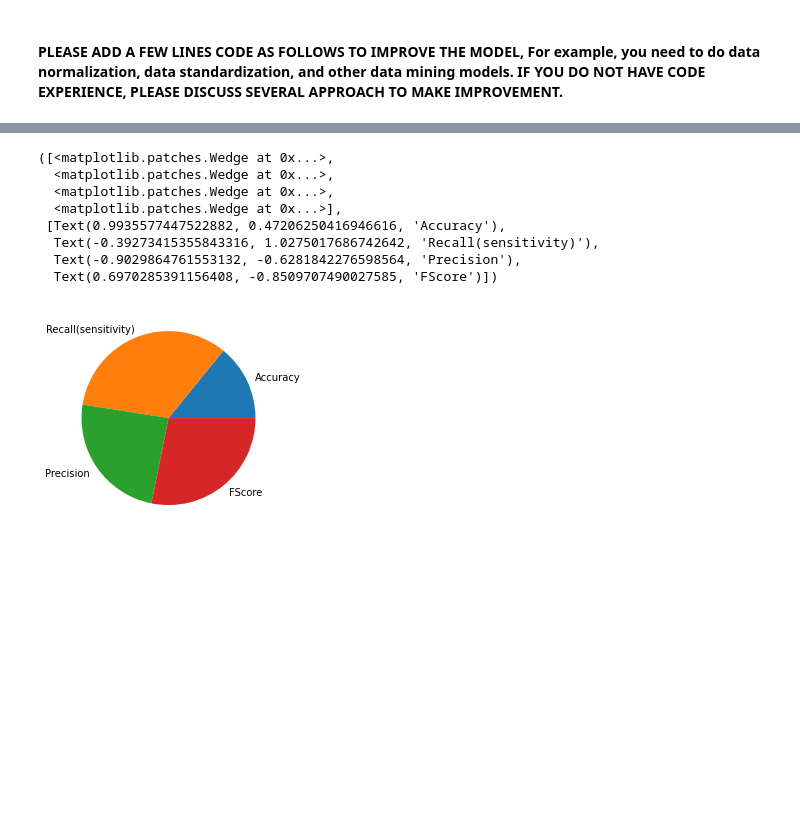
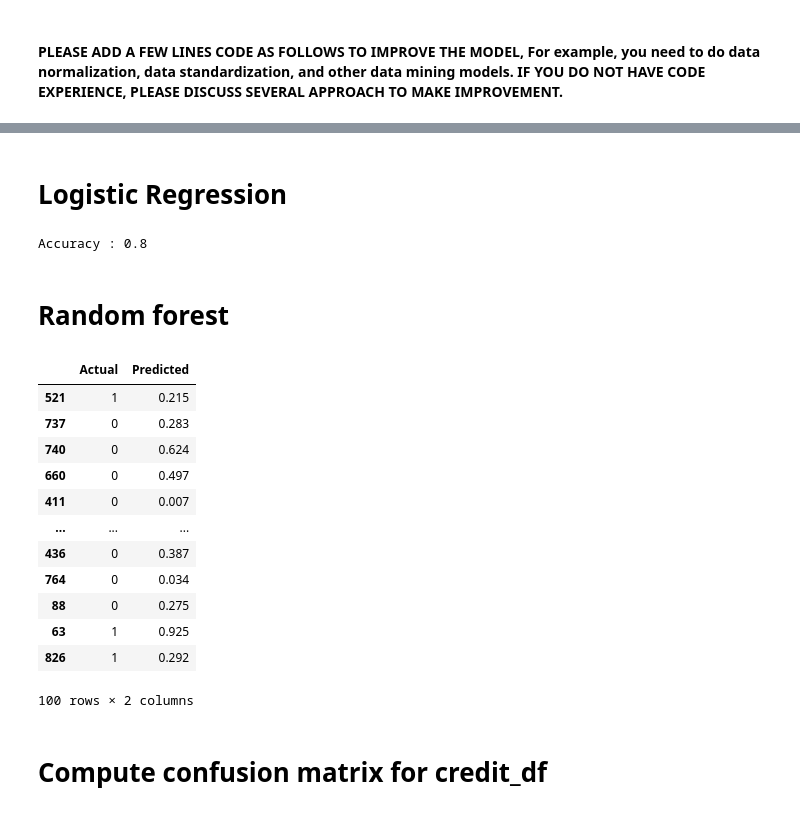
Before and after one commit to chakane0/nn-credit-data, a Jupyter notebook: Source-Files/gcc.ipynb, the cells around one changed output, grey strips where cells are left out. Saved outputs shown, nothing was run; the diff lists cells and outputs as text; code cells hidden in the pictures; blank space fills up the shorter version.

```diff
--- a/Source-Files/gcc.ipynb
+++ b/Source-Files/gcc.ipynb
@@ -172,7 +159,0 @@ acc for test data: 0.830
-# %%
-Y = credit_df.status - 1  # pandas series 999 rows each row corresponds to a 0 or 1
-X = credit_df_complete    # pandas dataframe
-
-X_train, X_test, y_train, y_test = train_test_split(X, Y, test_size = 0.1, random_state = 42)
-randomForest = RandomForestClassifier(n_estimators=1000, random_state=2)
-randomForest.fit(X_train, y_train)
@@ -210,23 +203,39 @@ def evaluateBinaryClassification(predictions, actuals):
-# %%
-select_features=df[df.importance>=0.03].feature
-
-# knn
-knn = KNeighborsClassifier(n_neighbors=3, weights='uniform').fit(X_train[select_features], y_train)
-y_predict_knn = knn.predict(X_test[select_features])
-pd.crosstab(y_test, y_predict_knn)
-binaryClassificationMetrics = evaluateBinaryClassification(y_predict_knn, y_test)
-
-
-# display binary classification metrics
-pieLabels = ["Accuracy", "Recall(sensitivity)", "Precision", "FScore"]
-plt.pie(binaryClassificationMetrics, labels = pieLabels)
-# %% [output]
-([<matplotlib.patches.Wedge at 0x...>,
-  <matplotlib.patches.Wedge at 0x...>,
-  <matplotlib.patches.Wedge at 0x...>,
-  <matplotlib.patches.Wedge at 0x...>],
- [Text(0.9935577447522882, 0.47206250416946616, 'Accuracy'),
-  Text(-0.39273415355843316, 1.0275017686742642, 'Recall(sensitivity)'),
-  Text(-0.9029864761553132, -0.6281842276598564, 'Precision'),
-  Text(0.6970285391156408, -0.8509707490027585, 'FScore')])
-[figure, removed]
+# %% [markdown]
+# Logistic Regression
+# %%
+logreg = LogisticRegression()
+logreg.fit(X_train,y_train)
+
+y_pred = logreg.predict(X_test)
+
+from sklearn.metrics import accuracy_score
+score = accuracy_score(y_test,y_pred)
+print('Accuracy :',score)
+# %% [output]
+Accuracy : 0.8
+# %% [markdown]
+# Random forest
+# %%
+from sklearn.ensemble import RandomForestRegressor
+regressor = RandomForestRegressor(n_estimators = 1000, random_state = 42)
+regressor.fit(X_train, y_train)
+y_pred = regressor.predict(X_test)
+df = pd.DataFrame({'Actual':y_test, 'Predicted':y_pred})
+
+df
+# %% [output]
+|  | Actual | Predicted |
+| 521 | 1 | 0.215 |
+| 737 | 0 | 0.283 |
+| 740 | 0 | 0.624 |
+| 660 | 0 | 0.497 |
+| 411 | 0 | 0.007 |
+| ... | ... | ... |
+| 436 | 0 | 0.387 |
+| 764 | 0 | 0.034 |
+| 88 | 0 | 0.275 |
+| 63 | 1 | 0.925 |
+| 826 | 1 | 0.292 |
+100 rows × 2 columns
+# %% [markdown]
+# Compute confusion matrix for credit_df
```
Also changed, not shown: parts of 17 cells of this notebook, 8 other files.
